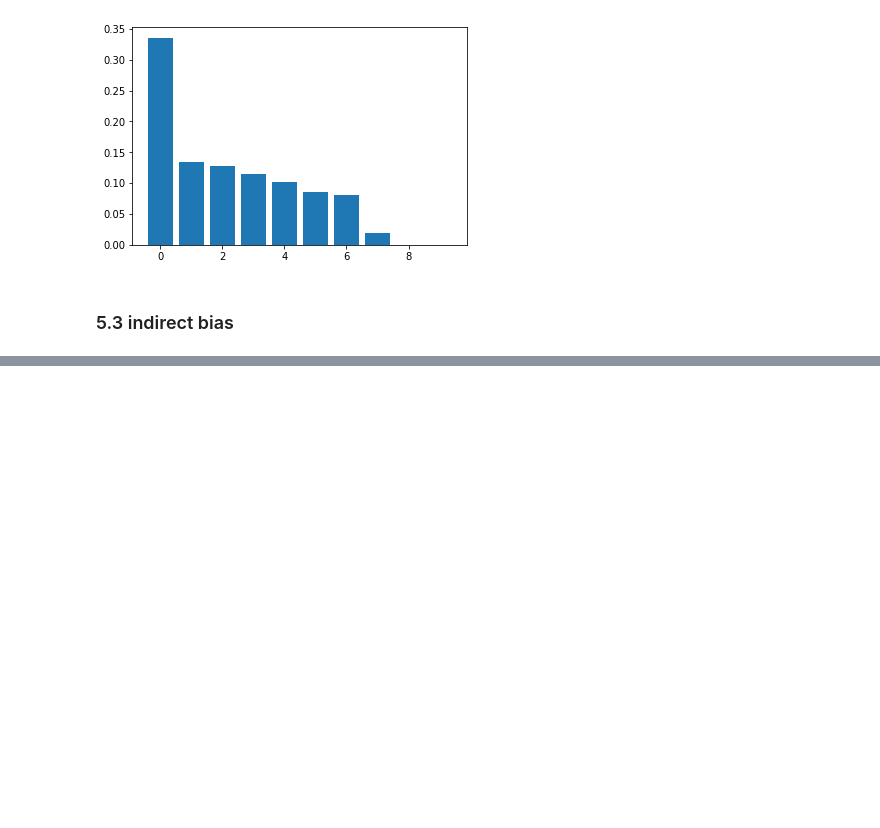
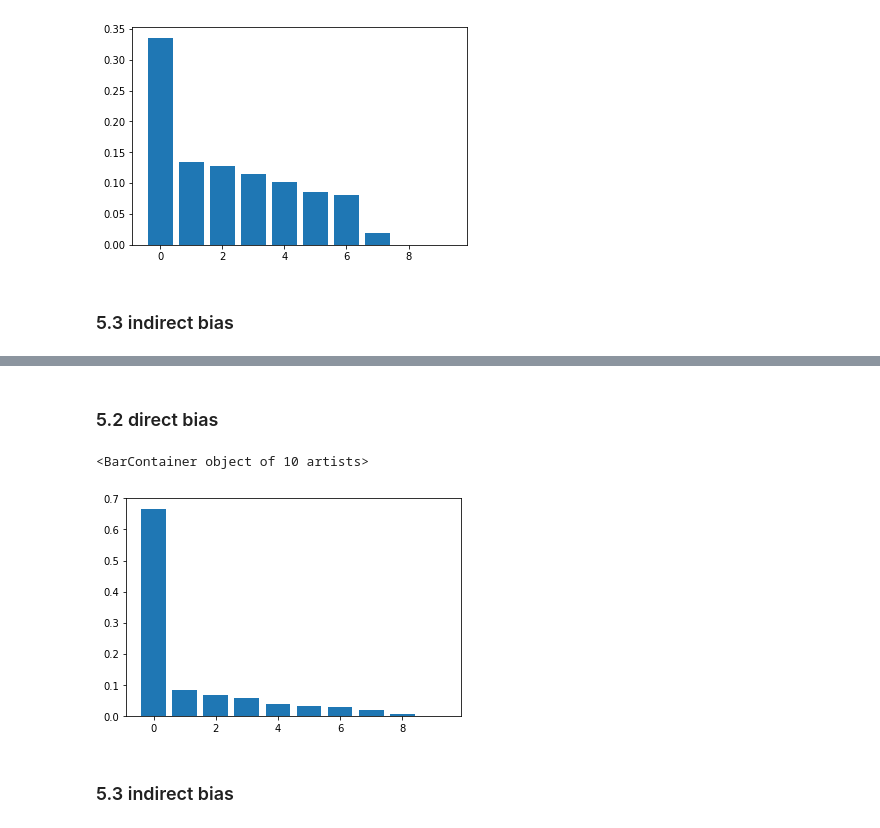
Before and after one commit to jmercado14/w266-2018-summer-final-biased-word-embeddings, a Jupyter notebook: gender-debias_APK.ipynb, the cells around one changed output, grey strips where cells are left out. Cells and saved outputs as stored; diff of their text form; code cells hidden in the pictures; blank space fills up the shorter version.

```diff
--- a/gender-debias_APK.ipynb
+++ b/gender-debias_APK.ipynb
@@ -355,0 +559,4 @@ Extreme republicans occupations
+# %%
+# print gender analogies
+for (a,b,c) in gender_analogies_rane[:20]:
+    print(a+"-"+b)
@@ -355,0 +600,22 @@ Extreme republicans occupations
+# %% [markdown]
+### 5.2 direct bias
+# %%
+with open('./data/rane_gender/definitional_pairs_gender_rane.json') as f:
+    definitional_gender_rane = json.load(f)
+# %%
+vector_differences_gender_rane = []
+for a, b in definitional_gender_rane:
+    center = (E2.v(a) + E2.v(b))/2
+    vector_differences_gender_rane.append(E2.v(a) - center)
+    vector_differences_gender_rane.append(E2.v(b) - center)
+vector_differences_gender_rane = np.array(vector_differences_gender_rane)
+# %%
+pca_gender_rane = PCA(n_components=10)
+result_gender_rane = pca_gender_rane.fit_transform(vector_differences_gender_rane)
+# %%
+plt.bar(range(result_gender_rane.shape[1]),pca_gender_rane.explained_variance_ratio_)
+# %% [output]
+<BarContainer object of 10 artists>
+[figure, added]
+# %% [markdown]
+### 5.3 indirect bias
```
Also changed, not shown: parts of 64 cells of this notebook, 57 other files.
